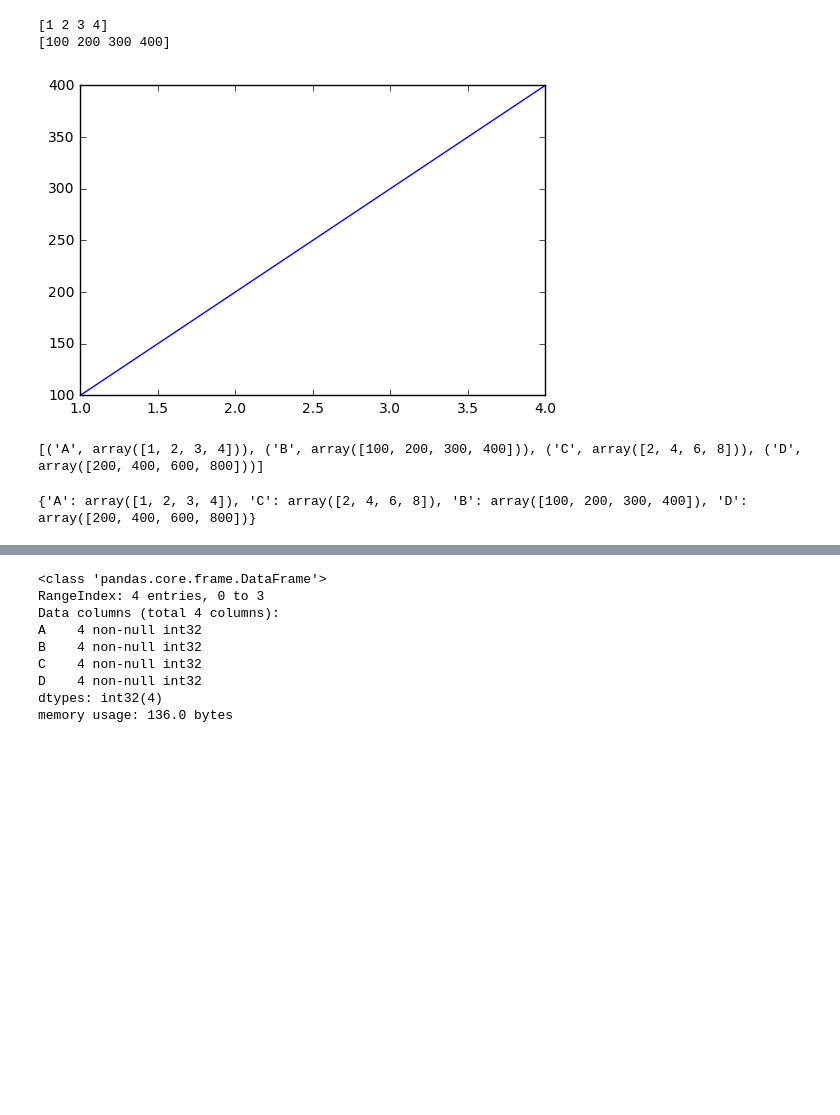
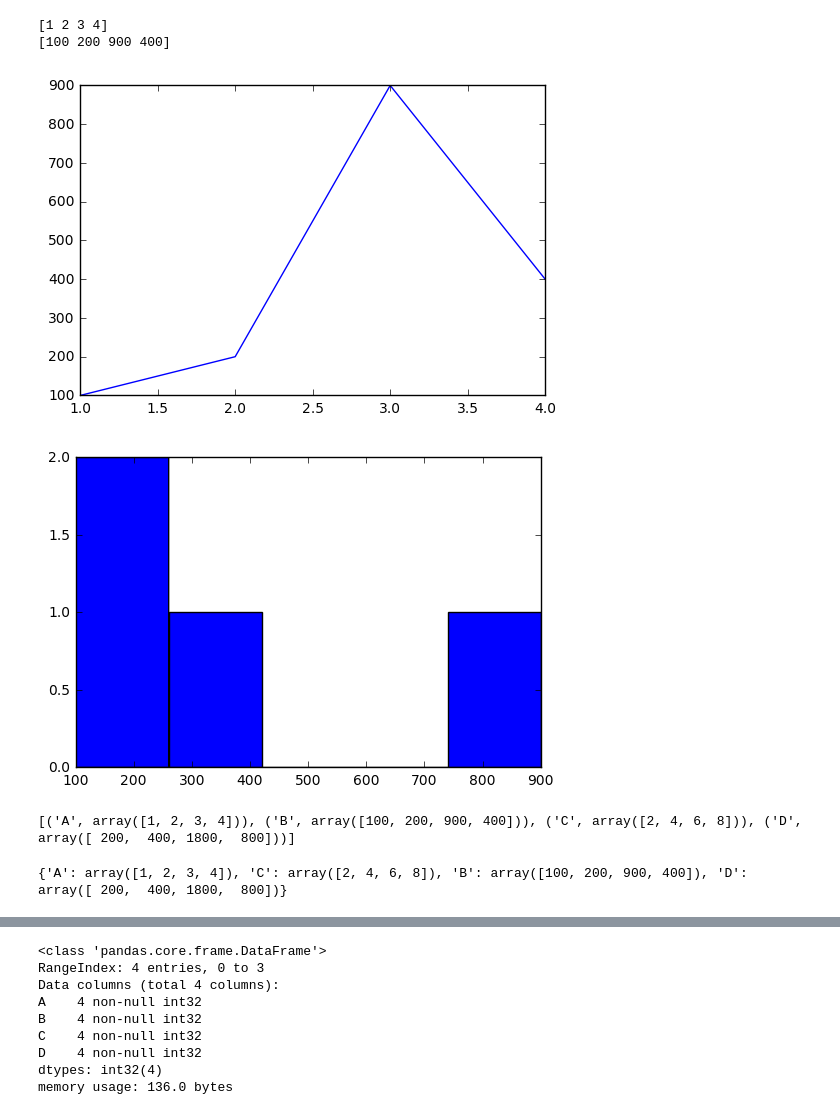
Before and after one commit to ankitjain28may/PracticePY, a Jupyter notebook: Practice.ipynb, the cells around one changed output, grey strips where cells are left out. Saved outputs shown, nothing was run; the diff lists cells and outputs as text; code cells hidden in the pictures; blank space fills up the shorter version.

```diff
--- a/Practice.ipynb
+++ b/Practice.ipynb
@@ -1,18 +1,22 @@
 # %%
 import numpy as np
 np_x = np.array([1, 2, 3, 4])
-np_y = np.array([100, 200, 300, 400])
+np_y = np.array([100, 200, 900, 400])
 print np_x
 print np_y
 # %% [output]
 [1 2 3 4]
-[100 200 300 400]
+[100 200 900 400]
 # %%
 import matplotlib.pyplot as plt
 plt.plot(np_x, np_y)
 plt.show()
+
+plt.hist(np_y, bins = 5)
+plt.show()
 # %% [output]
-[figure, old version]
+[figure, new version]
+[figure, added]
 # %%
 import pandas as pd
 np_class = ["A", "B", "C", "D"]
@@ -20,12 +24,12 @@ np_data = [np_x, np_y, np_x*2, np_y*2]
 zipped = list(zip(np_class, np_data))
 print zipped
 # %% [output]
-[('A', array([1, 2, 3, 4])), ('B', array([100, 200, 300, 400])), ('C', array([2, 4, 6, 8])), ('D', array([200, 400, 600, 800]))]
+[('A', array([1, 2, 3, 4])), ('B', array([100, 200, 900, 400])), ('C', array([2, 4, 6, 8])), ('D', array([ 200,  400, 1800,  800]))]
 # %%
 data = dict(zipped)
 print data
 # %% [output]
-{'A': array([1, 2, 3, 4]), 'C': array([2, 4, 6, 8]), 'B': array([100, 200, 300, 400]), 'D': array([200, 400, 600, 800])}
+{'A': array([1, 2, 3, 4]), 'C': array([2, 4, 6, 8]), 'B': array([100, 200, 900, 400]), 'D': array([ 200,  400, 1800,  800])}
 # %%
 df = pd.DataFrame(data)
 print df
```
Also changed, not shown: parts of 11 cells of this notebook, 3 other files.
